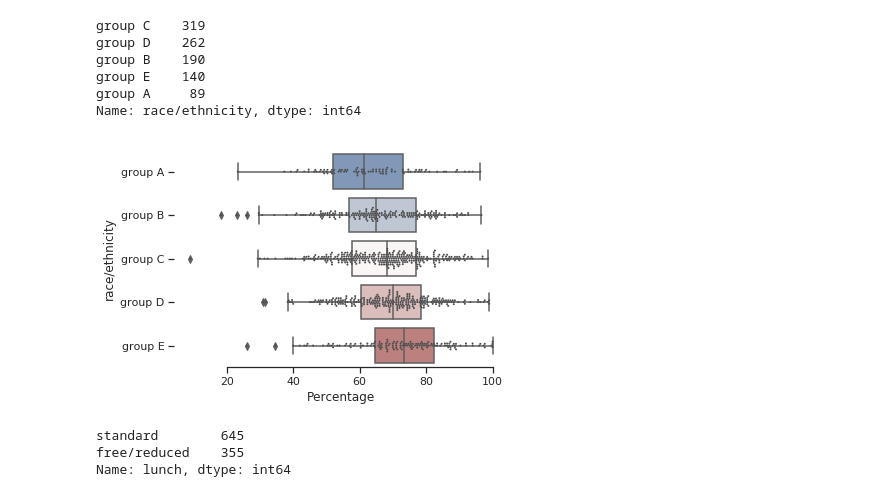
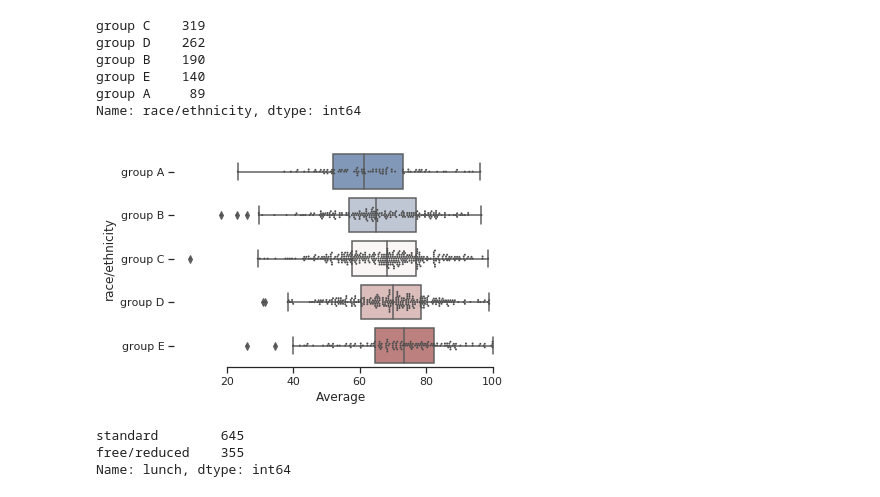
Before and after one commit to Amelmekaddim/GDSC-Workshop-Student-Performance-kaggle, a Jupyter notebook: gdscsp.ipynb, the cells around one changed output. Cells and saved outputs as stored; diff of their text form; code cells hidden in the pictures.

```diff
--- a/gdscsp.ipynb
+++ b/gdscsp.ipynb
@@ -73,6 +79,6 @@ dtype: int64
 # %%
-data["Total marks"] = data["math score"] + data["reading score"] + data["writing score"]
-data["Percentage"] = data["Total marks"] / 3
+
+data["Average"] = (data["math score"] + data["reading score"] + data["writing score"]) / 3
 data.head()
 # %% [output]
 |  | gender | race/ethnicity | parental level of education | lunch | test preparation course | math score | ... |
@@ -101,7 +107,7 @@ def Grade(a):
 data["Grade_math"] = data["math score"].apply(lambda s: Grade(s))
 data["Grade_reading"] = data["reading score"].apply(lambda s: Grade(s))
 data["Grade_writing"] = data["writing score"].apply(lambda s: Grade(s))
-data["Overall_grade"] = data["Percentage"].apply(lambda s: Grade(s))
+data["Overall_grade"] = data["Average"].apply(lambda s: Grade(s))
 data.head()
 # %% [output]
 |  | gender | race/ethnicity | parental level of education | lunch | test preparation course | math score | ... |
@@ -194,11 +194,11 @@ Name: race/ethnicity, dtype: int64
 # %%
 sns.set(style = "ticks")
 order_race = ["group A","group B", "group C", "group D", "group E"]
-sns.boxplot(x = "Percentage", y = "race/ethnicity", data = data, palette = "vlag", order = order_race)
-sns.swarmplot(x = "Percentage", y = "race/ethnicity", data = data, size = 2, color = ".3", linewidth = 0, order = order_race)
+sns.boxplot(x = "Average", y = "race/ethnicity", data = data, palette = "vlag", order = order_race)
+sns.swarmplot(x = "Average", y = "race/ethnicity", data = data, size = 2, color = ".3", linewidth = 0, order = order_race)
 sns.despine(trim = True, left = True)
 # %% [output]
-[figure, old version]
+[figure, new version]
 # %%
 data["lunch"].value_counts()
 # %% [output]
```
Also changed, not shown: parts of 11 cells of this notebook.
